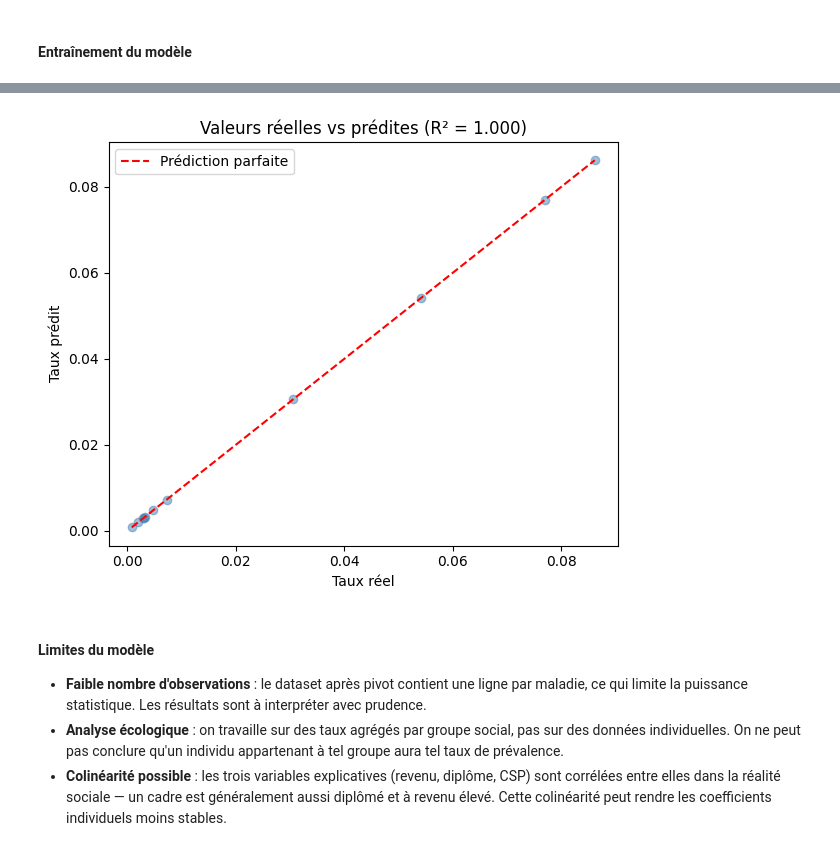
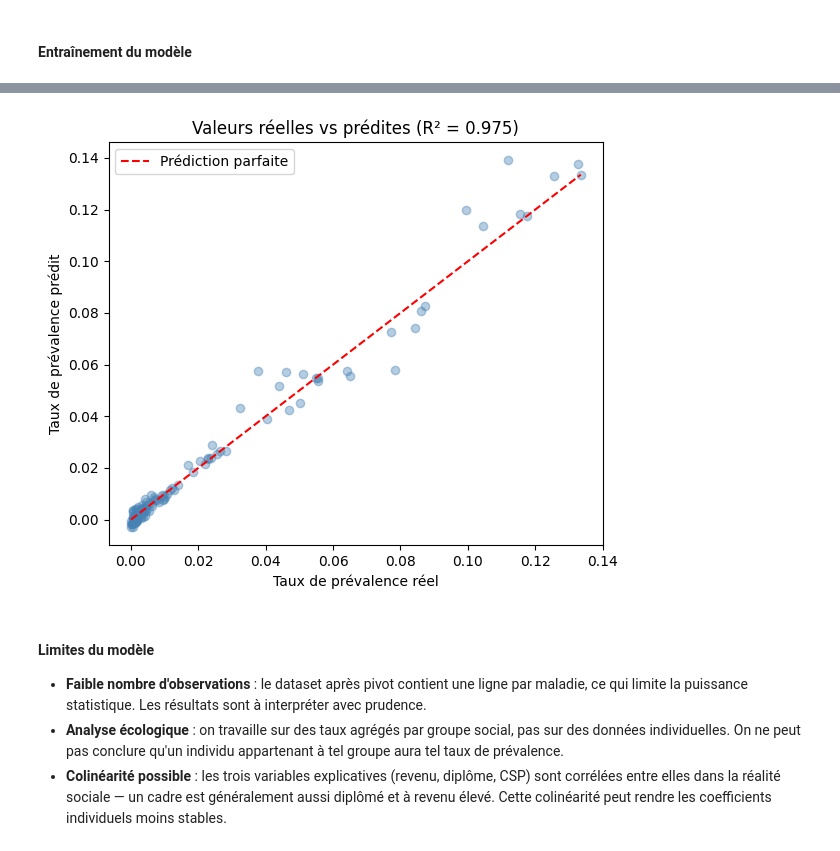
Before and after one commit to clemence-pinsard/projet_python_pour_datascience, a Jupyter notebook: main.ipynb, the cells around one changed output, grey strips where cells are left out. Saved outputs shown, nothing was run; the diff lists cells and outputs as text; code cells hidden in the pictures.

```diff
--- a/main.ipynb
+++ b/main.ipynb
@@ -1080,20 +928,19 @@ Point de vigilance pour l'interprétation : il s'agit d'une analyse sur données
 # %% [markdown]
 #### Construction du dataset de régression
 # %%
-# Variables socio-démographiques à inclure dans le modèle
-VARS_SOCIO = [
-    'FISC_NIVVIEM_E2015_S_moy_10',  # décile de revenu
-    'EAR_DIPLR_S',                   # diplôme
-    'EAR_GS_S'                       # groupe socioprofessionnel
-]
-
-# Filtrage sur les trois ventilations, en prévalence, sans partition
+# Filtrage sur la ventilation par décile de revenu uniquement
 df_reg = df[
-    (df['varGroupage'].isin(VARS_SOCIO)) &
+    (df['varGroupage'] == 'FISC_NIVVIEM_E2015_S_moy_10') &
     (df['type'] == 'prevalence') &
     (df['varPartition'].isna())
-][['varTauxLib', 'varGroupage', 'valGroupage', 'txStandDir']].dropna()
+][['varTauxLib', 'valGroupage', 'txStandDir']].dropna()
+
+# Conversion du décile en numérique
+df_reg['decile'] = pd.to_numeric(df_reg['valGroupage'], errors='coerce')
+df_reg = df_reg.dropna(subset=['decile'])
 
 print(f"Dataset filtré : {df_reg.shape[0]} lignes × {df_reg.shape[1]} colonnes")
+print(f"Maladies distinctes : {df_reg['varTauxLib'].nunique()}")
+print(f"Déciles disponibles : {sorted(df_reg['decile'].unique())}")
 df_reg.head(10)
 # %% [output]
@@ -1186,0 +967,16 @@ Cible    : tx_moyen
+# %%
+# One-hot encoding des maladies
+df_encoded = pd.get_dummies(
+    df_reg[['varTauxLib', 'decile', 'txStandDir']],
+    columns=['varTauxLib'],
+    drop_first=True  # évite la multicolinéarité parfaite
+)
+
+FEATURES = [col for col in df_encoded.columns if col != 'txStandDir']
+X = df_encoded[FEATURES]
+y = df_encoded['txStandDir']
+
+print(f"Observations : {len(X)}")
+print(f"Nombre de features : {len(FEATURES)}")
+print(f"  dont décile : 1 variable numérique")
+print(f"  dont maladies : {len(FEATURES) - 1} indicatrices")
@@ -1241,19 +1041,19 @@ plt.show()
 # %%
 plt.figure(figsize=(6, 5))
-plt.scatter(y_test, y_pred, alpha=0.5, color='steelblue')
+plt.scatter(y_test, y_pred, alpha=0.4, color='steelblue')
 plt.plot(
     [y_test.min(), y_test.max()],
     [y_test.min(), y_test.max()],
     'r--', label='Prédiction parfaite'
 )
-plt.xlabel("Taux réel")
-plt.ylabel("Taux prédit")
+plt.xlabel("Taux de prévalence réel")
+plt.ylabel("Taux de prévalence prédit")
 plt.title(f"Valeurs réelles vs prédites (R² = {r2:.3f})")
 plt.legend()
 plt.tight_layout()
 plt.show()
 # %% [output]
-[figure, old version]
+[figure, new version]
 # %% [markdown]
 #### Limites du modèle
 
```
Also changed, not shown: parts of 36 cells of this notebook, 1 other file.
